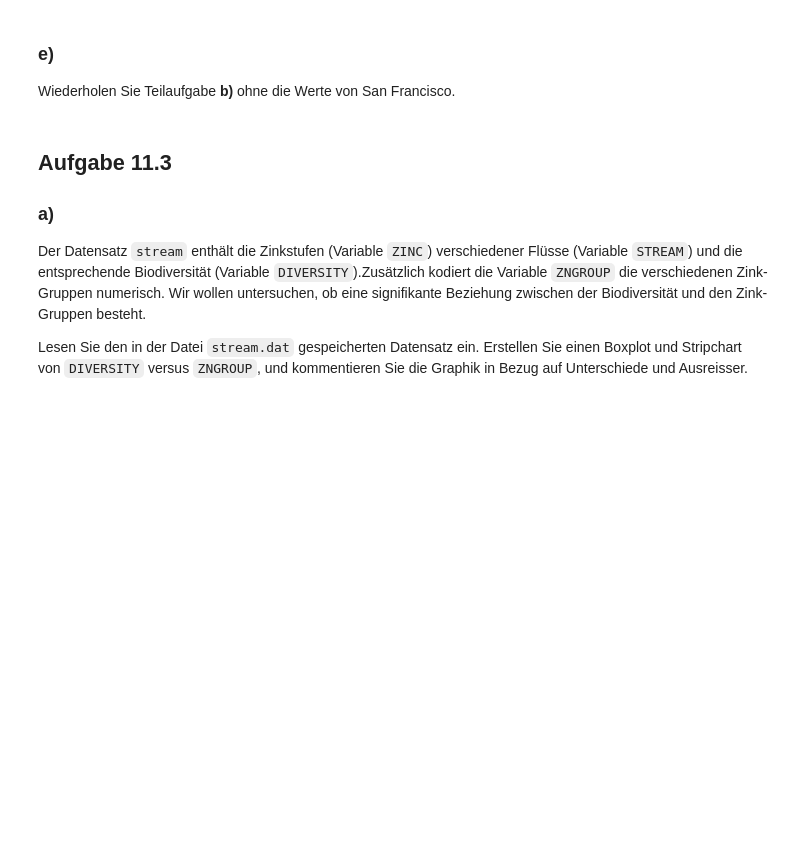
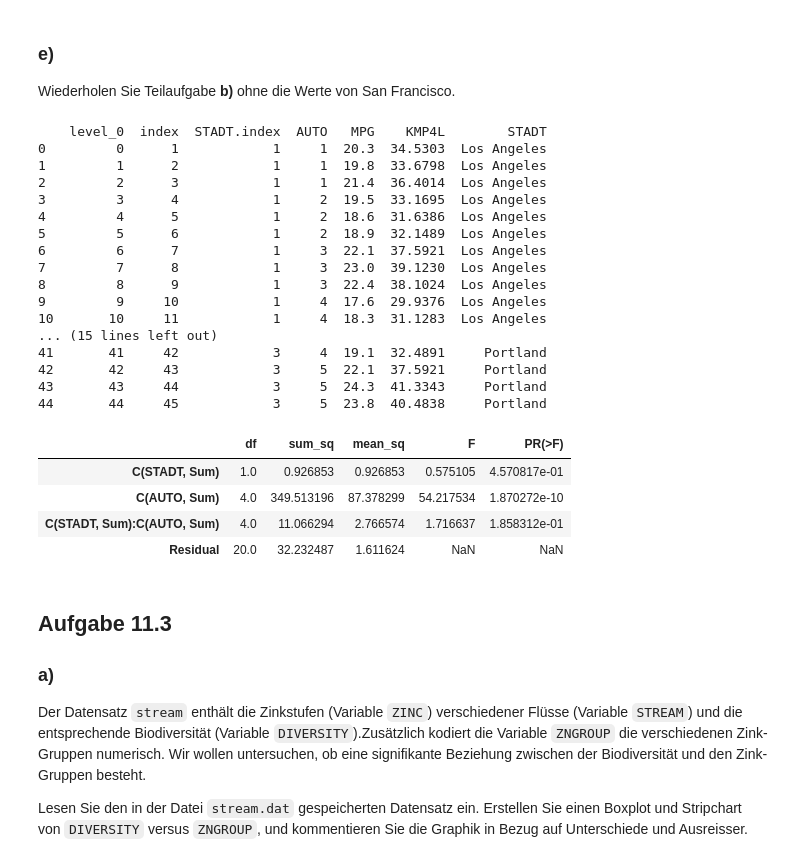
Before and after one commit to KilnOfTheSecondFlame/STAT_HS18_Exercises, a Jupyter notebook: 11_Exercise11/11_Exercise 11.ipynb, the cells around one changed output. Cells and saved outputs as stored; diff of their text form; code cells hidden in the pictures; blank space fills up the shorter version.

```diff
--- a/11_Exercise11/11_Exercise 11.ipynb
+++ b/11_Exercise11/11_Exercise 11.ipynb
@@ -167,3 +197,21 @@ response = df["..."])
 # %% [markdown]
 ### d)
 Führen Sie für jede Stadt separat eine einfaktorielle Varianzanalyse durch.
+# %%
+los_angeles = automob.groupby("STADT").get_group('Los Angeles')
+fit = ols("KMP4L~AUTO",data=los_angeles).fit()
+print("Los Angeles:")
+print(anova_lm(fit))
+print("")
+
+portland = automob.groupby("STADT").get_group('Portland')
+fit = ols("KMP4L~AUTO",data=portland).fit()
+print("Portland:")
+print(anova_lm(fit))
+print("")
+
+san_francisco = automob.groupby("STADT").get_group('San Francisco')
+fit = ols("KMP4L~AUTO",data=san_francisco).fit()
+print("San Francisco:")
+print(anova_lm(fit))
+print("")
@@ -170,6 +233,34 @@ Führen Sie für jede Stadt separat eine einfaktorielle Varianzanalyse durch.
 # %% [markdown]
 ### e)
 Wiederholen Sie Teilaufgabe __b)__ ohne die Werte von San Francisco.
+# %%
+concat = pd.concat([los_angeles, portland])
+fit = ols("KMP4L ~ C(STADT,Sum) * C(AUTO,Sum)", data=concat).fit()
+print(concat)
+anova_lm(fit)
+# %% [output]
+    level_0  index  STADT.index  AUTO   MPG    KMP4L        STADT
+0         0      1            1     1  20.3  34.5303  Los Angeles
+1         1      2            1     1  19.8  33.6798  Los Angeles
+2         2      3            1     1  21.4  36.4014  Los Angeles
+3         3      4            1     2  19.5  33.1695  Los Angeles
+4         4      5            1     2  18.6  31.6386  Los Angeles
+5         5      6            1     2  18.9  32.1489  Los Angeles
+6         6      7            1     3  22.1  37.5921  Los Angeles
+7         7      8            1     3  23.0  39.1230  Los Angeles
+8         8      9            1     3  22.4  38.1024  Los Angeles
+9         9     10            1     4  17.6  29.9376  Los Angeles
+10       10     11            1     4  18.3  31.1283  Los Angeles
+... (15 lines left out)
+41       41     42            3     4  19.1  32.4891     Portland
+42       42     43            3     5  22.1  37.5921     Portland
+43       43     44            3     5  24.3  41.3343     Portland
+44       44     45            3     5  23.8  40.4838     Portland
+|  | df | sum_sq | mean_sq | F | PR(>F) |
+| C(STADT, Sum) | 1.0 | 0.926853 | 0.926853 | 0.575105 | 4.570817e-01 |
+| C(AUTO, Sum) | 4.0 | 349.513196 | 87.378299 | 54.217534 | 1.870272e-10 |
+| C(STADT, Sum):C(AUTO, Sum) | 4.0 | 11.066294 | 2.766574 | 1.716637 | 1.858312e-01 |
+| Residual | 20.0 | 32.232487 | 1.611624 | NaN | NaN |
 # %% [markdown]
 ## Aufgabe 11.3
 
```
Also changed, not shown: parts of 5 cells of this notebook, 2 other files.
